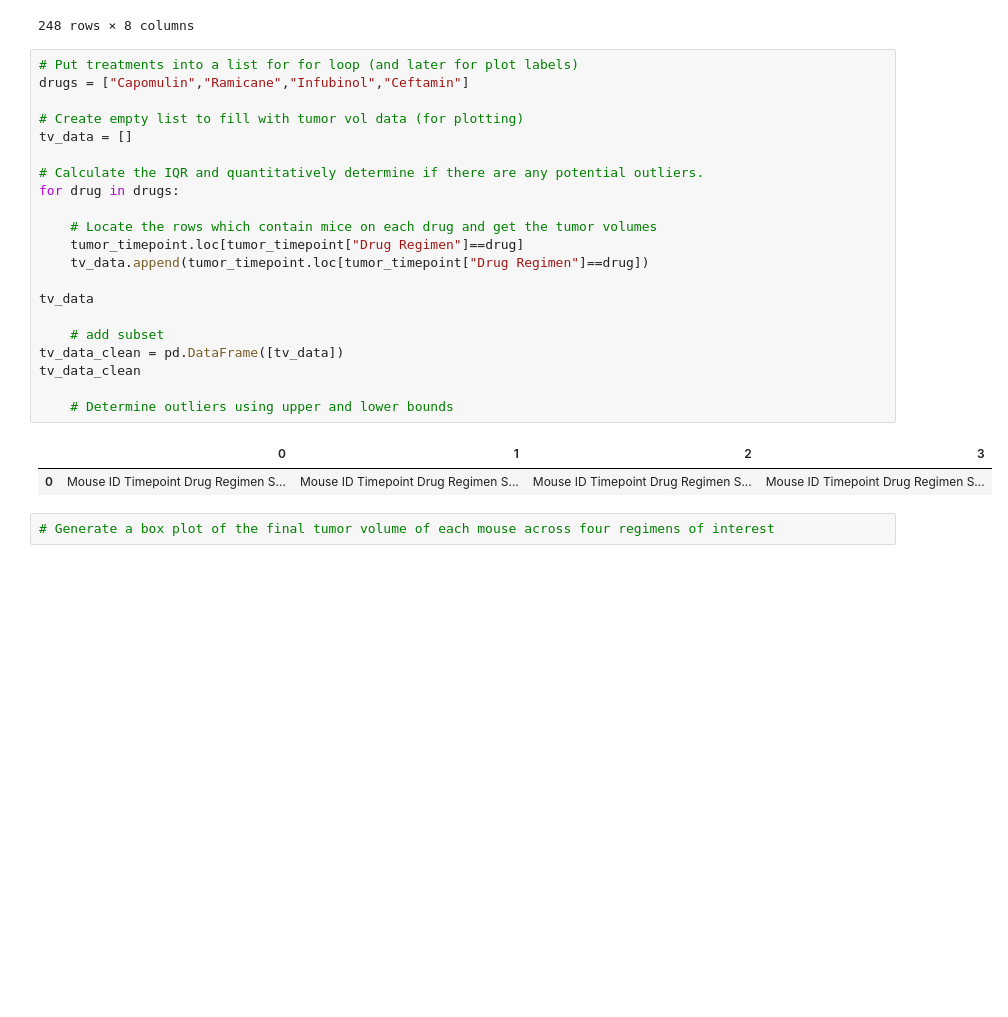
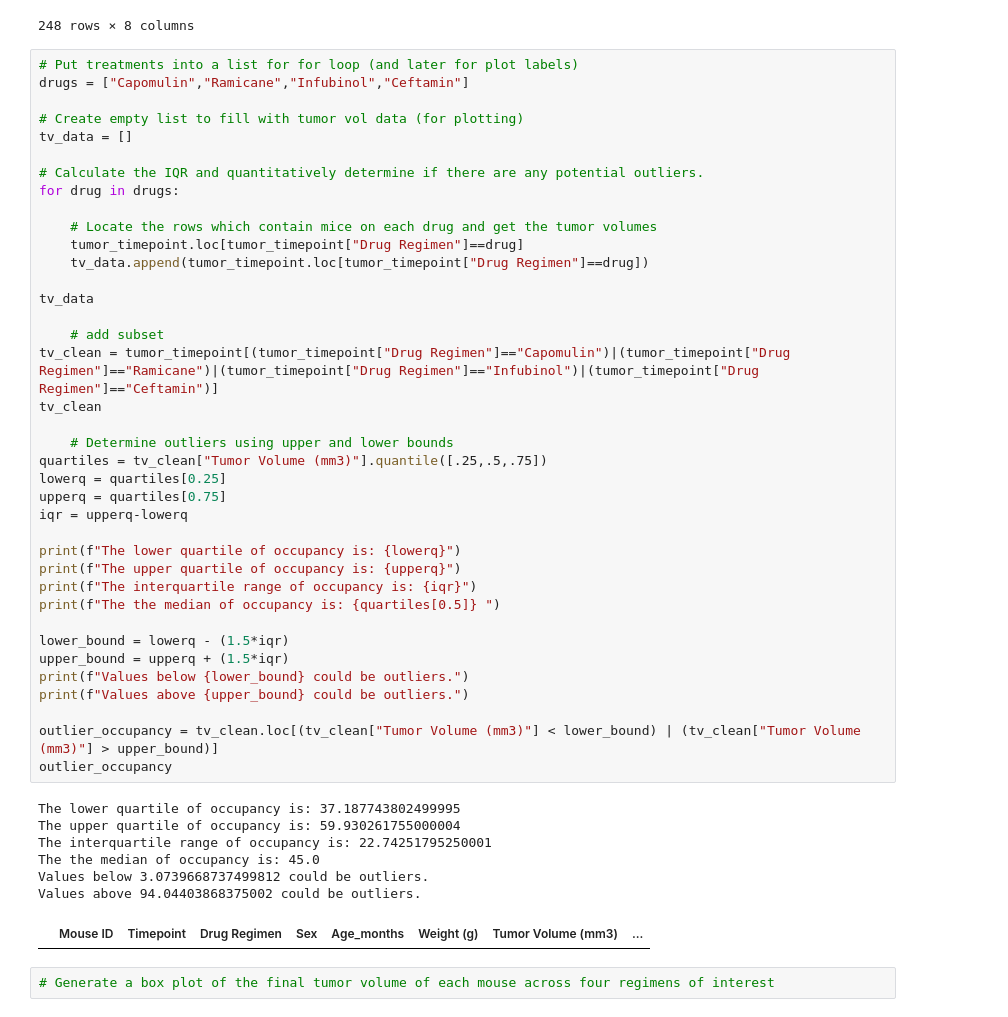
Before and after one commit to adamholcomb/Matplotlib-Medical-Analysis, a Jupyter notebook: pymaceuticals.ipynb, the cells around one changed output. Cells and saved outputs as stored; diff of their text form; blank space fills up the shorter version.

Commit message:
Add some stuff that is wrong. Calculate outliers wrongly

```diff
--- a/pymaceuticals.ipynb
+++ b/pymaceuticals.ipynb
@@ -212,27 +212,49 @@ tumor_timepoint
 # %%
 # Put treatments into a list for for loop (and later for plot labels)
 drugs = ["Capomulin","Ramicane","Infubinol","Ceftamin"]
 
 # Create empty list to fill with tumor vol data (for plotting)
 tv_data = []
 
 # Calculate the IQR and quantitatively determine if there are any potential outliers.
 for drug in drugs:
 
     # Locate the rows which contain mice on each drug and get the tumor volumes
     tumor_timepoint.loc[tumor_timepoint["Drug Regimen"]==drug]
     tv_data.append(tumor_timepoint.loc[tumor_timepoint["Drug Regimen"]==drug])
 
 tv_data
 
     # add subset
-tv_data_clean = pd.DataFrame([tv_data])
-tv_data_clean
+tv_clean = tumor_timepoint[(tumor_timepoint["Drug Regimen"]=="Capomulin")|(tumor_timepoint["Drug Regimen"]=="Ramicane")|(tumor_timepoint["Drug Regimen"]=="Infubinol")|(tumor_timepoint["Drug Regimen"]=="Ceftamin")]
+tv_clean
 
     # Determine outliers using upper and lower bounds
+quartiles = tv_clean["Tumor Volume (mm3)"].quantile([.25,.5,.75])
+lowerq = quartiles[0.25]
+upperq = quartiles[0.75]
+iqr = upperq-lowerq
+
+print(f"The lower quartile of occupancy is: {lowerq}")
+print(f"The upper quartile of occupancy is: {upperq}")
+print(f"The interquartile range of occupancy is: {iqr}")
+print(f"The the median of occupancy is: {quartiles[0.5]} ")
+
+lower_bound = lowerq - (1.5*iqr)
+upper_bound = upperq + (1.5*iqr)
+print(f"Values below {lower_bound} could be outliers.")
+print(f"Values above {upper_bound} could be outliers.")
+
+outlier_occupancy = tv_clean.loc[(tv_clean["Tumor Volume (mm3)"] < lower_bound) | (tv_clean["Tumor Volume (mm3)"] > upper_bound)]
+outlier_occupancy
 # %% [output]
+The lower quartile of occupancy is: 37.187743802499995
+The upper quartile of occupancy is: 59.930261755000004
+The interquartile range of occupancy is: 22.74251795250001
+The the median of occupancy is: 45.0
+Values below 3.0739668737499812 could be outliers.
+Values above 94.04403868375002 could be outliers.
-|  | 0 | 1 | 2 | 3 |
-| 0 | Mouse ID Timepoint Drug Regimen S... | Mouse ID Timepoint Drug Regimen S... | Mouse ID Timepoint Drug Regimen S... | Mouse ID Timepoint Drug Regimen S... |
+|  | Mouse ID | Timepoint | Drug Regimen | Sex | Age_months | Weight (g) | Tumor Volume (mm3) | ... |
 # %%
 # Generate a box plot of the final tumor volume of each mouse across four regimens of interest
 # %% [markdown]
```
